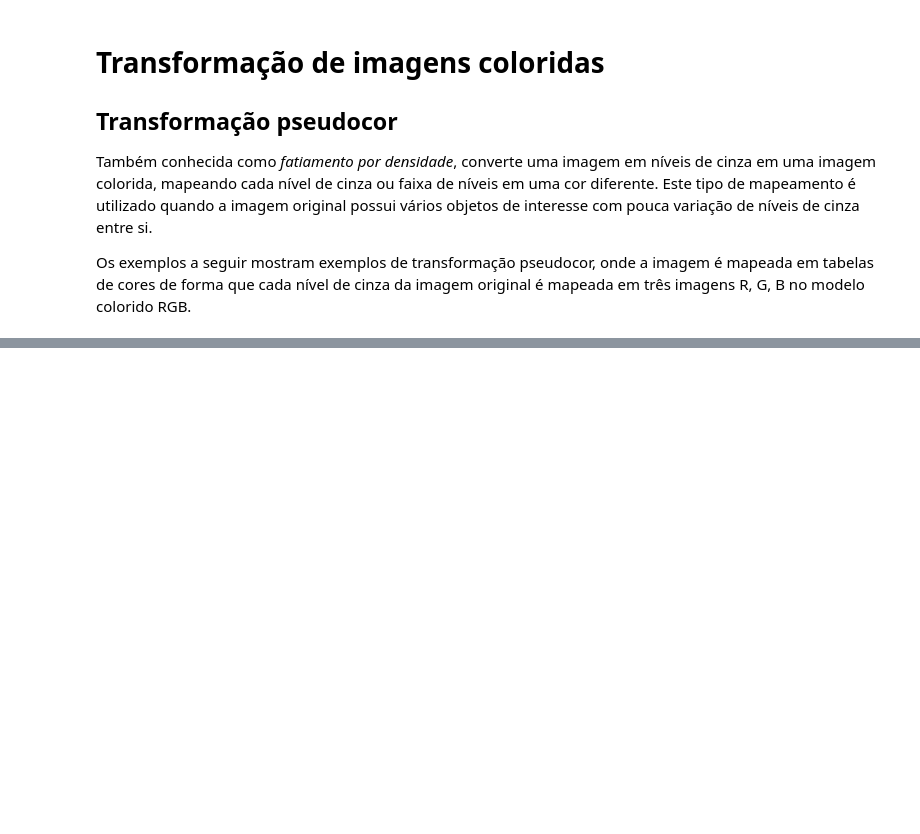
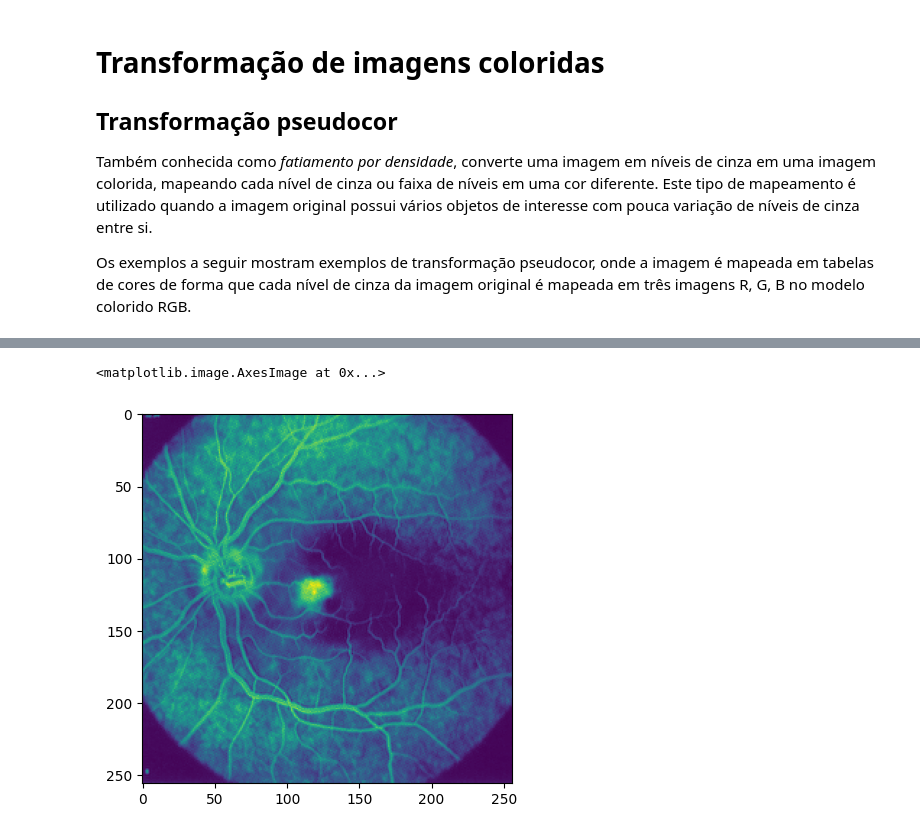
Before and after one commit to lrittner/Computacao-Visual, a Jupyter notebook: tutoriais/06_Histograma_de_Imagens_Coloridas.ipynb, the cells around one changed output, grey strips where cells are left out. Cells and saved outputs as stored; diff of their text form; code cells hidden in the pictures; blank space fills up the shorter version.

```diff
--- a/tutoriais/06_Histograma_de_Imagens_Coloridas.ipynb
+++ b/tutoriais/06_Histograma_de_Imagens_Coloridas.ipynb
@@ -19,4 +15,4 @@ import ea979.src as ia
 # %%
 f = mpimg.imread('../data/retina.tif')
-ia.adshow(f)
+plt.imshow(f)
 # %% [output]
@@ -24,3 +19,5 @@ ia.adshow(f)
+<matplotlib.image.AxesImage at 0x...>
+[figure, added]
 # %%
 plt.imshow(f,cmap='brg')
 # %% [output]
```
Also changed, not shown: parts of 5 cells of this notebook, 14 other files.
